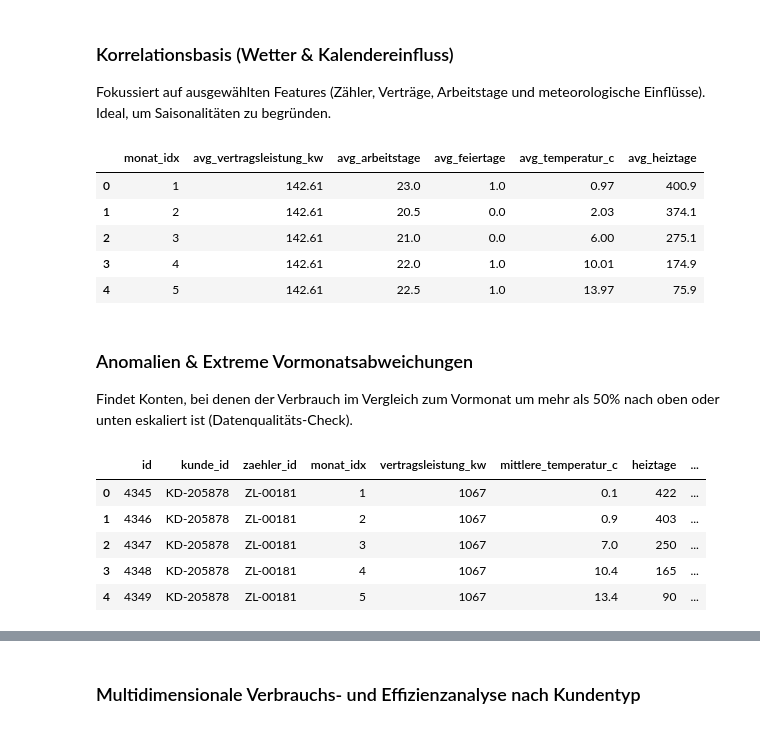
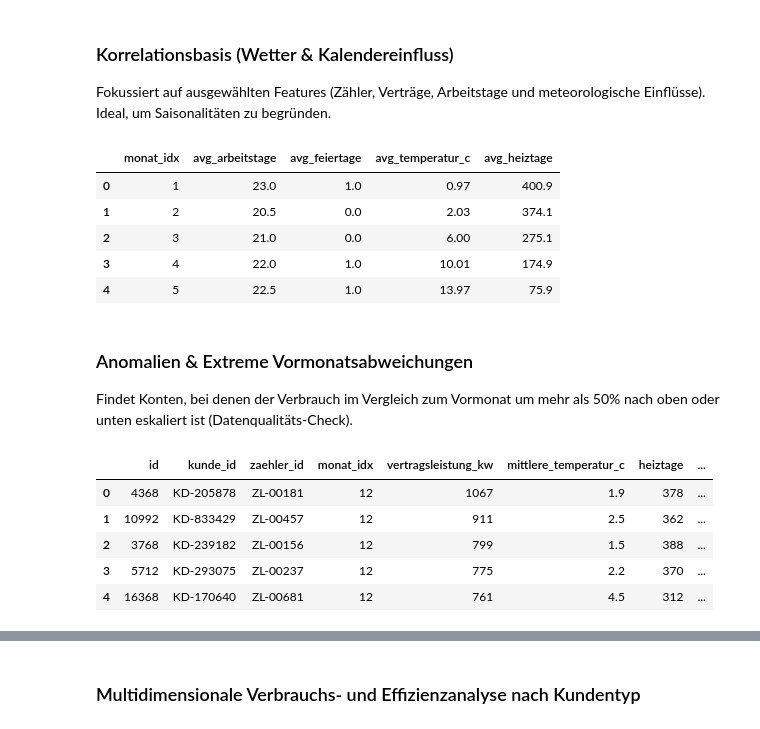
Before and after one commit to AgusLuigi/IHK_Repo, a Jupyter notebook: notebook/03_SQL.ipynb, the cells around one changed output, grey strips where cells are left out. Drawn from its saved outputs; the diff is of its cells as text; code cells hidden in the pictures.

Commit message:
Refactor SQL notebook: Remove avg_vertragsleistung_kw, update execution counts, and adjust SQL queries for improved data handling and clarity.

```diff
--- a/notebook/03_SQL.ipynb
+++ b/notebook/03_SQL.ipynb
@@ -77,23 +77,22 @@ Fokussiert auf ausgewählten Features (Zähler, Verträge, Arbeitstage und meteo
 # %%
 sql_query("""
 SELECT
     monat_idx,
-    ROUND(AVG(vertragsleistung_kw), 2) AS avg_vertragsleistung_kw,
     ROUND(AVG(arbeitstage), 1) AS avg_arbeitstage,
     ROUND(AVG(feiertage_im_monat), 1) AS avg_feiertage,
     ROUND(AVG(mittlere_temperatur_c), 2) AS avg_temperatur_c,
     ROUND(AVG(heiztage), 1) AS avg_heiztage
 FROM verbrauch
 GROUP BY monat_idx
 ORDER BY monat_idx ASC LIMIT 5;
 """)
 # %% [output]
-|  | monat_idx | avg_vertragsleistung_kw | avg_arbeitstage | avg_feiertage | avg_temperatur_c | avg_heiztage |
-| 0 | 1 | 142.61 | 23.0 | 1.0 | 0.97 | 400.9 |
-| 1 | 2 | 142.61 | 20.5 | 0.0 | 2.03 | 374.1 |
-| 2 | 3 | 142.61 | 21.0 | 0.0 | 6.00 | 275.1 |
-| 3 | 4 | 142.61 | 22.0 | 1.0 | 10.01 | 174.9 |
-| 4 | 5 | 142.61 | 22.5 | 1.0 | 13.97 | 75.9 |
+|  | monat_idx | avg_arbeitstage | avg_feiertage | avg_temperatur_c | avg_heiztage |
+| 0 | 1 | 23.0 | 1.0 | 0.97 | 400.9 |
+| 1 | 2 | 20.5 | 0.0 | 2.03 | 374.1 |
+| 2 | 3 | 21.0 | 0.0 | 6.00 | 275.1 |
+| 3 | 4 | 22.0 | 1.0 | 10.01 | 174.9 |
+| 4 | 5 | 22.5 | 1.0 | 13.97 | 75.9 |
 # %% [markdown]
 ### Anomalien & Extreme Vormonatsabweichungen
 Findet Konten, bei denen der Verbrauch im Vergleich zum Vormonat um mehr als 50% nach oben oder unten eskaliert ist (Datenqualitäts-Check).
@@ -112,14 +111,14 @@ FROM verbrauch
 WHERE
     (heiztage > 0 AND mittlere_temperatur_c > 25.0)
     OR (heiztage = 0 AND mittlere_temperatur_c < 5.0)
-    OR (arbeitstage + feiertage_im_monat >20)
+    OR (arbeitstage + feiertage_im_monat >24)
 ORDER BY vertragsleistung_kw DESC
 LIMIT 5;
 """)
 # %% [output]
 |  | id | kunde_id | zaehler_id | monat_idx | vertragsleistung_kw | mittlere_temperatur_c | heiztage | ... |
-| 0 | 4345 | KD-205878 | ZL-00181 | 1 | 1067 | 0.1 | 422 | ... |
-| 1 | 4346 | KD-205878 | ZL-00181 | 2 | 1067 | 0.9 | 403 | ... |
-| 2 | 4347 | KD-205878 | ZL-00181 | 3 | 1067 | 7.0 | 250 | ... |
-| 3 | 4348 | KD-205878 | ZL-00181 | 4 | 1067 | 10.4 | 165 | ... |
-| 4 | 4349 | KD-205878 | ZL-00181 | 5 | 1067 | 13.4 | 90 | ... |
+| 0 | 4368 | KD-205878 | ZL-00181 | 12 | 1067 | 1.9 | 378 | ... |
+| 1 | 10992 | KD-833429 | ZL-00457 | 12 | 911 | 2.5 | 362 | ... |
+| 2 | 3768 | KD-239182 | ZL-00156 | 12 | 799 | 1.5 | 388 | ... |
+| 3 | 5712 | KD-293075 | ZL-00237 | 12 | 775 | 2.2 | 370 | ... |
+| 4 | 16368 | KD-170640 | ZL-00681 | 12 | 761 | 4.5 | 312 | ... |
```
Also changed, not shown: parts of 5 cells of this notebook.
